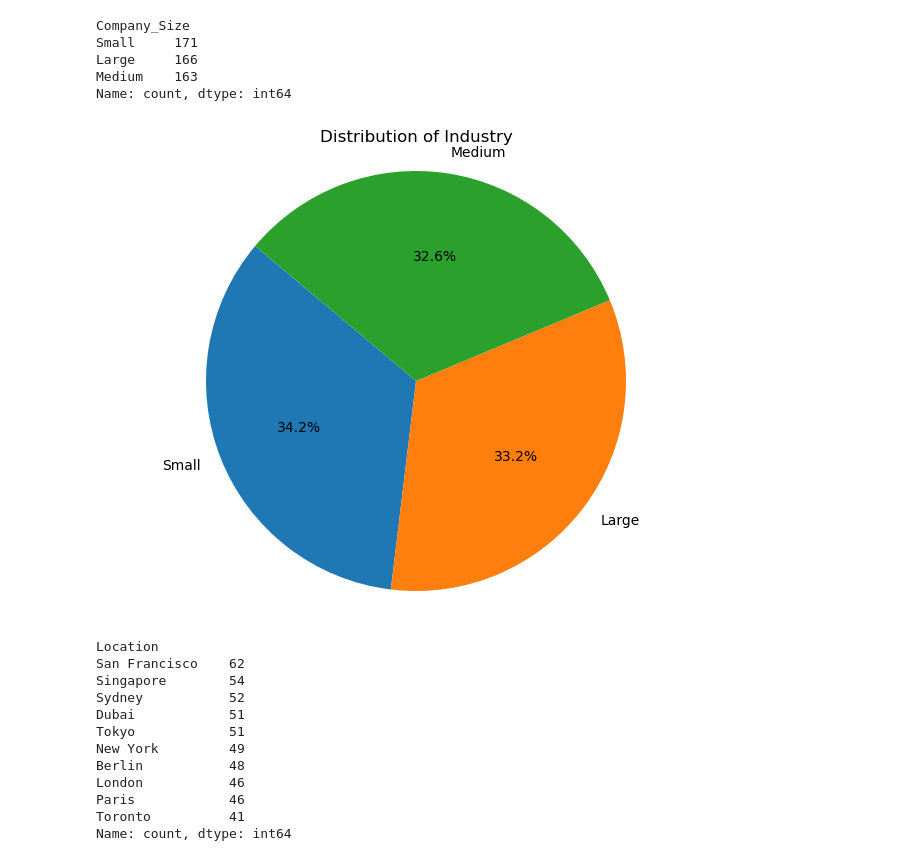
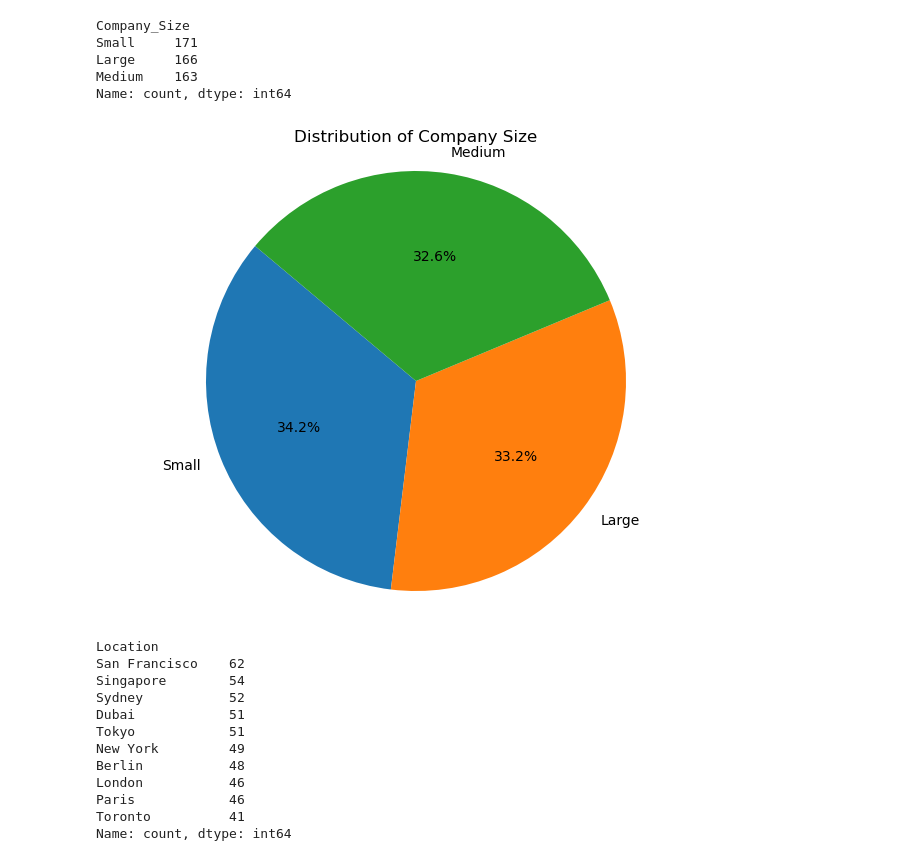
Before and after one commit to Augustus-Vidal/Job-Automation-Prediction, a Jupyter notebook: Workspaces/Justin/Untitled-1.ipynb, the cells around one changed output. Saved outputs shown, nothing was run; the diff lists cells and outputs as text; code cells hidden in the pictures.

```diff
--- a/Workspaces/Justin/Untitled-1.ipynb
+++ b/Workspaces/Justin/Untitled-1.ipynb
@@ -95,12 +97,12 @@ Name: count, dtype: int64
 # %%
 # Plotting the company size in a piechart
 plt.figure(figsize=(8, 6))
 plt.pie(company_size, labels=company_size.index, autopct='%1.1f%%', startangle=140)
-plt.title('Distribution of Industry')
+plt.title('Distribution of Company Size')
 plt.axis('equal')
 plt.show()
 # %% [output]
-[figure, old version]
+[figure, new version]
 # %%
 # Creating Job location value count
 job_location_count = job_market_data["Location"].value_counts()
```
Also changed, not shown: parts of 10 cells of this notebook.
